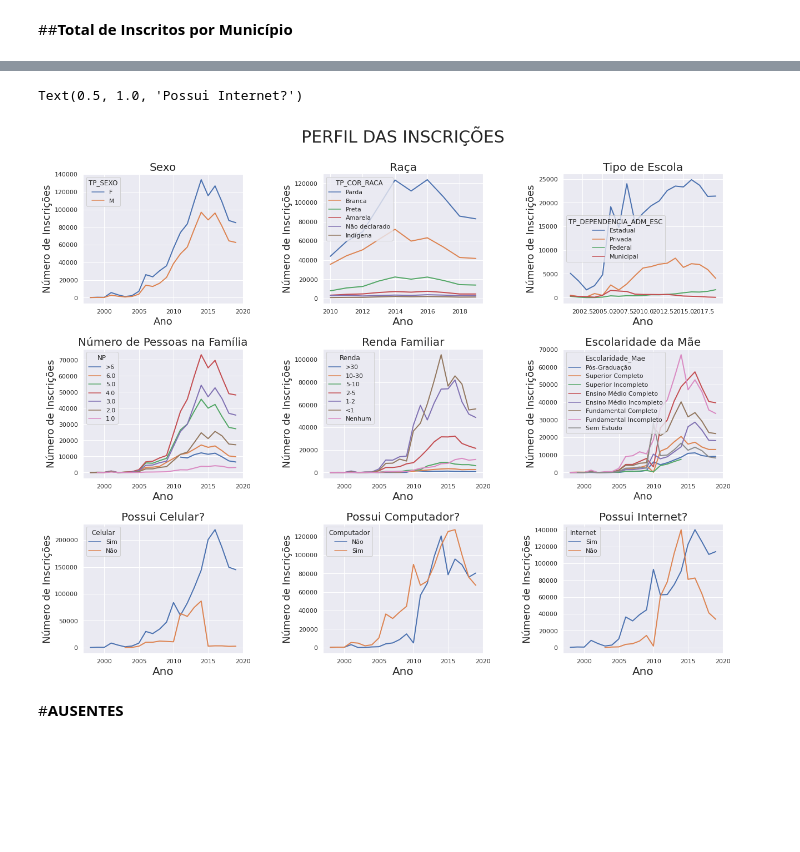
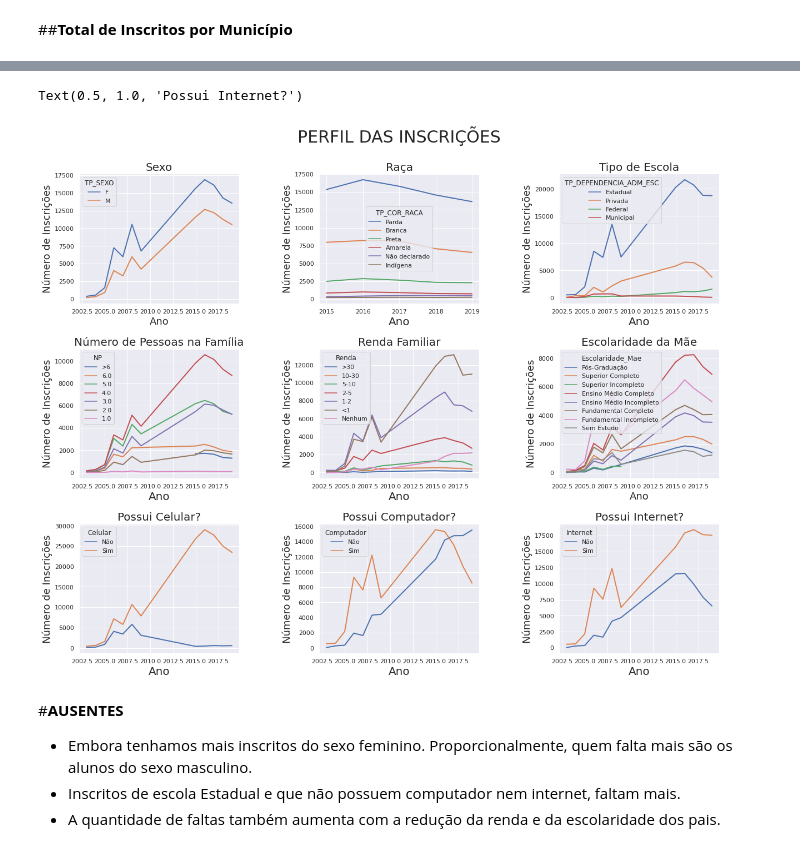
Before and after one commit to mariaeco/ICD_project_Maria, a Jupyter notebook: Perfil_Inscricoes_PB.ipynb, the cells around one changed output, grey strips where cells are left out. Cells and saved outputs as stored; diff of their text form; code cells hidden in the pictures; blank space fills up the shorter version.

```diff
--- a/Perfil_Inscricoes_PB.ipynb
+++ b/Perfil_Inscricoes_PB.ipynb
@@ -75,7 +78,7 @@ plt.subplots_adjust(left=0.2,
                     hspace=0.35)
 
 #SEXO =================================================================================================================
-sexo=dfESCOLA.groupby(by=['TP_SEXO'], as_index=False)['NU_INSCRICAO'].count()
+sexo=df.groupby(by=['TP_SEXO'], as_index=False)['NU_INSCRICAO'].count()
 sexo['NU_INSCRICAO']=sexo['NU_INSCRICAO']/100
 sexo.sort_values(by='NU_INSCRICAO',ascending=False, inplace=True)
 sexo['Porcentagem']=sexo['NU_INSCRICAO']/sexo['NU_INSCRICAO'].sum()*100
@@ -85,7 +88,7 @@ axes[0,0].set_xlabel('Número de Inscrições (.10²)', fontsize=20)
 axes[0,0].set_ylabel('Sexo', fontsize=20)
 
 #RAÇA =================================================================================================================
-raca=dfESCOLA.groupby(by=['TP_COR_RACA'], as_index=False)['NU_INSCRICAO'].count()
+raca=df.groupby(by=['TP_COR_RACA'], as_index=False)['NU_INSCRICAO'].count()
 raca['NU_INSCRICAO']=raca['NU_INSCRICAO']/100
 raca.sort_values(by='NU_INSCRICAO',ascending=False, inplace=True)
 raca['Porcentagem']=raca['NU_INSCRICAO']/raca['NU_INSCRICAO'].sum()*100
@@ -95,7 +98,7 @@ axes[0,1].set_xlabel('Número de Inscrições (.10²)', fontsize=20)
 axes[0,1].set_ylabel('Raça', fontsize=20)
 
 #DEPENDENCIA ADMNISTRITIVA ================================================================================================================================
-tipEsc=dfESCOLA.groupby(by=['TP_DEPENDENCIA_ADM_ESC'], as_index=False)['NU_INSCRICAO'].count()
+tipEsc=df.groupby(by=['TP_DEPENDENCIA_ADM_ESC'], as_index=False)['NU_INSCRICAO'].count()
 tipEsc['NU_INSCRICAO']=tipEsc['NU_INSCRICAO']/100
 tipEsc['Porcentagem'] = tipEsc['NU_INSCRICAO']/tipEsc['NU_INSCRICAO'].sum()*100
 
@@ -106,8 +109,8 @@ axes[0,2].set_ylabel('Tipo de Escola', fontsize=20)
 
 
 #N DE PESSOAS NA CASA =================================================================================================================
-dfESCOLA['NP'] = np.where(dfESCOLA['NPessoas'] > 6, ">6", dfESCOLA['NPessoas'] )
-nPessoas=dfESCOLA.groupby(by=['NP'], as_index=False)['NU_INSCRICAO'].count()
+df['NP'] = np.where(df['NPessoas'] > 6, ">6", df['NPessoas'] )
+nPessoas=df.groupby(by=['NP'], as_index=False)['NU_INSCRICAO'].count()
 nPessoas['NU_INSCRICAO']=nPessoas['NU_INSCRICAO']/100
 nPessoas['Porcentagem']=nPessoas['NU_INSCRICAO']/nPessoas['NU_INSCRICAO'].sum()*100
 
@@ -117,7 +120,7 @@ axes[1,0].set_xlabel('Número de Inscrições (.10²)', fontsize=20)
 axes[1,0].set_ylabel('Nº de Pessoas na Família', fontsize=20)
 
 #RENDA ================================================================================================================================
-renda=dfESCOLA.groupby(by=['Renda'], as_index=False)['NU_INSCRICAO'].count()
+renda=df.groupby(by=['Renda'], as_index=False)['NU_INSCRICAO'].count()
 renda['NU_INSCRICAO']=renda['NU_INSCRICAO']/100
 renda['Porcentagem']=renda['NU_INSCRICAO']/renda['NU_INSCRICAO'].sum()*100
 
@@ -127,7 +130,7 @@ axes[1,1].set_xlabel('Número de Inscrições (.10²)', fontsize=20)
 axes[1,1].set_ylabel('Renda (Salários Mínimos)', fontsize=20)
 
 #ESCOLARIDADE ==============================================================================================================
-esc=dfESCOLA.groupby(by=['Escolaridade_Mae'], as_index=False)['NU_INSCRICAO'].count()
+esc=df.groupby(by=['Escolaridade_Mae'], as_index=False)['NU_INSCRICAO'].count()
 esc['NU_INSCRICAO']=esc['NU_INSCRICAO']/100
 esc.sort_values(by='NU_INSCRICAO',ascending=False, inplace=True)
 esc['Porcentagem']=esc['NU_INSCRICAO']/esc['NU_INSCRICAO'].sum()*100
@@ -142,7 +145,7 @@ axes[1,2].set_ylabel('Escolaridade da Mãe', fontsize=20)
 
 
 #CELULAR ================================================================================================================================
-cel=dfESCOLA.groupby(by=['Celular'], as_index=False)['NU_INSCRICAO'].count()
+cel=df.groupby(by=['Celular'], as_index=False)['NU_INSCRICAO'].count()
 cel['NU_INSCRICAO']=cel['NU_INSCRICAO']/100
 cel['Porcentagem'] = cel['NU_INSCRICAO']/cel['NU_INSCRICAO'].sum()*100
 
@@ -153,7 +156,7 @@ axes[2,0].set_ylabel('Possui Celular?', fontsize=20)
 
 
 #Computador ================================================================================================================================
-comp=dfESCOLA.groupby(by=['Computador'], as_index=False)['NU_INSCRICAO'].count()
+comp=df.groupby(by=['Computador'], as_index=False)['NU_INSCRICAO'].count()
 comp['NU_INSCRICAO']=comp['NU_INSCRICAO']/100
 comp['Porcentagem'] = comp['NU_INSCRICAO']/comp['NU_INSCRICAO'].sum()*100
 
@@ -163,7 +166,7 @@ axes[2,1].set_ylabel('Possui Computador?', fontsize=20)
 
 
 #Internet ================================================================================================================================
-intern=dfESCOLA.groupby(by=['Internet'], as_index=False)['NU_INSCRICAO'].count()
+intern=df.groupby(by=['Internet'], as_index=False)['NU_INSCRICAO'].count()
 intern['NU_INSCRICAO']=intern['NU_INSCRICAO']/100
 intern['Porcentagem'] = intern['NU_INSCRICAO']/intern['NU_INSCRICAO'].sum()*100
 
@@ -192,7 +198,7 @@ plt.subplots_adjust(left=0.1,
 fig.suptitle('PERFIL DAS INSCRIÇÕES', fontsize=30)
 
 #SEXO =================================================================================================================
-sexo=dfESCOLA.groupby(by=['NU_ANO','TP_SEXO'], as_index=False)['NU_INSCRICAO'].count()
+sexo=df.groupby(by=['NU_ANO','TP_SEXO'], as_index=False)['NU_INSCRICAO'].count()
 sexo.sort_values(by='NU_INSCRICAO',ascending=False, inplace=True)
 sexo['Porcentagem']=sexo['NU_INSCRICAO']/sexo['NU_INSCRICAO'].sum()*100
 
@@ -202,7 +208,7 @@ axes[0,0].set_ylabel('Número de Inscrições', fontsize=18)
 axes[0,0].set_title('Sexo', fontsize=20)
 
 #RAÇA =================================================================================================================
-raca=dfESCOLA.groupby(by=['NU_ANO','TP_COR_RACA'], as_index=False)['NU_INSCRICAO'].count()
+raca=df.groupby(by=['NU_ANO','TP_COR_RACA'], as_index=False)['NU_INSCRICAO'].count()
 raca.sort_values(by='NU_INSCRICAO',ascending=False, inplace=True)
 raca['Porcentagem']=raca['NU_INSCRICAO']/raca['NU_INSCRICAO'].sum()*100
 
@@ -213,7 +219,7 @@ axes[0,1].set_title('Raça', fontsize=20)
 
 
 #DEPENDENCIA ADMNISTRITIVA ================================================================================================================================
-tipEsc=dfESCOLA.groupby(by=['NU_ANO','TP_DEPENDENCIA_ADM_ESC'], as_index=False)['NU_INSCRICAO'].count()
+tipEsc=df.groupby(by=['NU_ANO','TP_DEPENDENCIA_ADM_ESC'], as_index=False)['NU_INSCRICAO'].count()
 tipEsc['Porcentagem'] = tipEsc['NU_INSCRICAO']/tipEsc['NU_INSCRICAO'].sum()*100
 
 order = ['Estadual','Privada', 'Federal', 'Municipal']
@@ -223,7 +229,7 @@ axes[0,2].set_ylabel('Número de Inscrições', fontsize=18)
 axes[0,2].set_title('Tipo de Escola', fontsize=20)
 
 #N DE PESSOAS NA CASA =================================================================================================================
-nPessoas=dfESCOLA.groupby(by=['NU_ANO','NP'], as_index=False)['NU_INSCRICAO'].count()
+nPessoas=df.groupby(by=['NU_ANO','NP'], as_index=False)['NU_INSCRICAO'].count()
 nPessoas['Porcentagem']=nPessoas['NU_INSCRICAO']/nPessoas['NU_INSCRICAO'].sum()*100
 
 order = ['>6','6.0', '5.0',  '4.0', '3.0','2.0','1.0']
@@ -233,7 +239,7 @@ axes[1,0].set_ylabel('Número de Inscrições', fontsize=18)
 axes[1,0].set_title('Número de Pessoas na Família', fontsize=20)
 
 #RENDA ================================================================================================================================
-renda=dfESCOLA.groupby(by=['NU_ANO','Renda'], as_index=False)['NU_INSCRICAO'].count()
+renda=df.groupby(by=['NU_ANO','Renda'], as_index=False)['NU_INSCRICAO'].count()
 renda['Porcentagem']=renda['NU_INSCRICAO']/renda['NU_INSCRICAO'].sum()*100
 
 order = ['>30','10-30', '5-10',  '2-5', '1-2','<1', 'Nenhum']
@@ -243,7 +249,7 @@ axes[1,1].set_ylabel('Número de Inscrições', fontsize=18)
 axes[1,1].set_title('Renda Familiar', fontsize=20)
 
 #ESCOLARIDADE ==============================================================================================================
-esc=dfESCOLA.groupby(by=['NU_ANO','Escolaridade_Mae'], as_index=False)['NU_INSCRICAO'].count()
+esc=df.groupby(by=['NU_ANO','Escolaridade_Mae'], as_index=False)['NU_INSCRICAO'].count()
 esc.sort_values(by='NU_INSCRICAO',ascending=False, inplace=True)
 esc['Porcentagem']=esc['NU_INSCRICAO']/esc['NU_INSCRICAO'].sum()*100
 
@@ -254,38 +260,42 @@ axes[1,2].set_ylabel('Número de Inscrições', fontsize=18)
 axes[1,2].set_title('Escolaridade da Mãe', fontsize=20)
 
 
 #CELULAR ================================================================================================================================
-cel=dfESCOLA.groupby(by=['NU_ANO','Celular'], as_index=False)['NU_INSCRICAO'].count()
+cel=df.groupby(by=['NU_ANO','Celular'], as_index=False)['NU_INSCRICAO'].count()
 cel['Porcentagem'] = cel['NU_INSCRICAO']/cel['NU_INSCRICAO'].sum()*100
 
 sns.lineplot(ax=axes[2, 0], x='NU_ANO', hue ='Celular', y ='NU_INSCRICAO',  linewidth = 2, data = cel)
 axes[2,0].set_xlabel('Ano', fontsize=20)
 axes[2,0].set_ylabel('Número de Inscrições', fontsize=18)
 axes[2,0].set_title('Possui Celular?', fontsize=20)
 
 
 #Computador ================================================================================================================================
-comp=dfESCOLA.groupby(by=['NU_ANO','Computador'], as_index=False)['NU_INSCRICAO'].count()
+comp=df.groupby(by=['NU_ANO','Computador'], as_index=False)['NU_INSCRICAO'].count()
 comp['Porcentagem'] = comp['NU_INSCRICAO']/comp['NU_INSCRICAO'].sum()*100
 
 sns.lineplot(ax=axes[2, 1], x='NU_ANO', hue ='Computador', y ='NU_INSCRICAO', linewidth = 2, data = comp)
 axes[2,1].set_xlabel('Ano', fontsize=20)
 axes[2,1].set_ylabel('Número de Inscrições', fontsize=18)
 axes[2,1].set_title('Possui Computador?', fontsize=20)
 
 
 #Internet ================================================================================================================================
-intern=dfESCOLA.groupby(by=['NU_ANO','Internet'], as_index=False)['NU_INSCRICAO'].count()
+intern=df.groupby(by=['NU_ANO','Internet'], as_index=False)['NU_INSCRICAO'].count()
 intern['Porcentagem'] = intern['NU_INSCRICAO']/intern['NU_INSCRICAO'].sum()*100
 
 sns.lineplot(ax=axes[2, 2], x='NU_ANO', hue ='Internet', y ='NU_INSCRICAO',linewidth = 2, data = intern)
 axes[2,2].set_xlabel('Ano', fontsize=20)
 axes[2,2].set_ylabel('Número de Inscrições', fontsize=18)
 axes[2,2].set_title('Possui Internet?', fontsize=20)
 # %% [output]
 Text(0.5, 1.0, 'Possui Internet?')
-[figure, old version]
+[figure, new version]
-# %% [markdown]
-#**AUSENTES**
+# %% [markdown]
+#**AUSENTES**
+
+- Embora tenhamos mais inscritos do sexo feminino. Proporcionalmente, quem falta mais são os alunos do sexo masculino.
+- Inscritos de escola Estadual e que não possuem computador nem internet, faltam mais.
+- A quantidade de faltas também aumenta com a redução da renda e da escolaridade dos pais.
 # %%
 #@title
```
Also changed, not shown: parts of 12 cells of this notebook.
